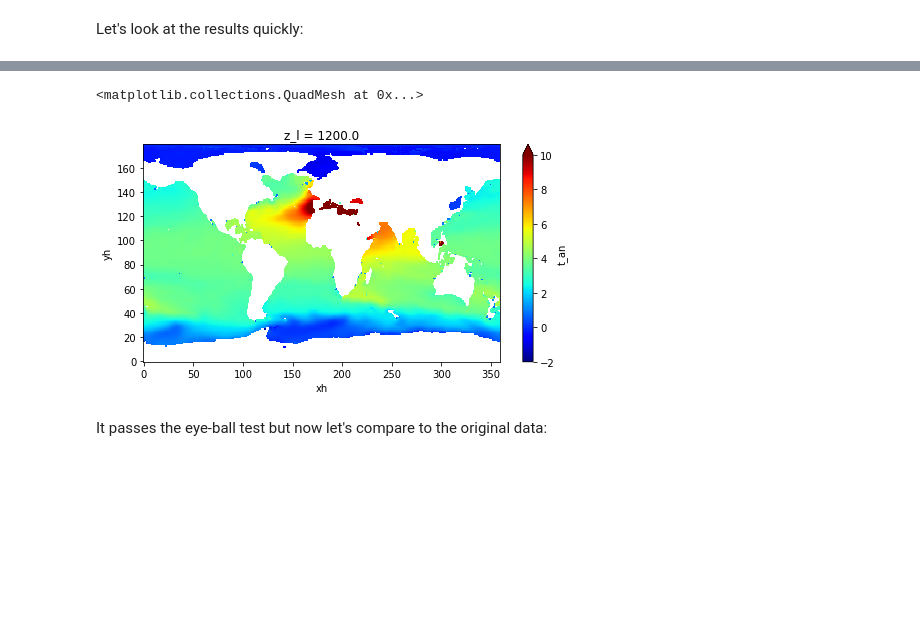
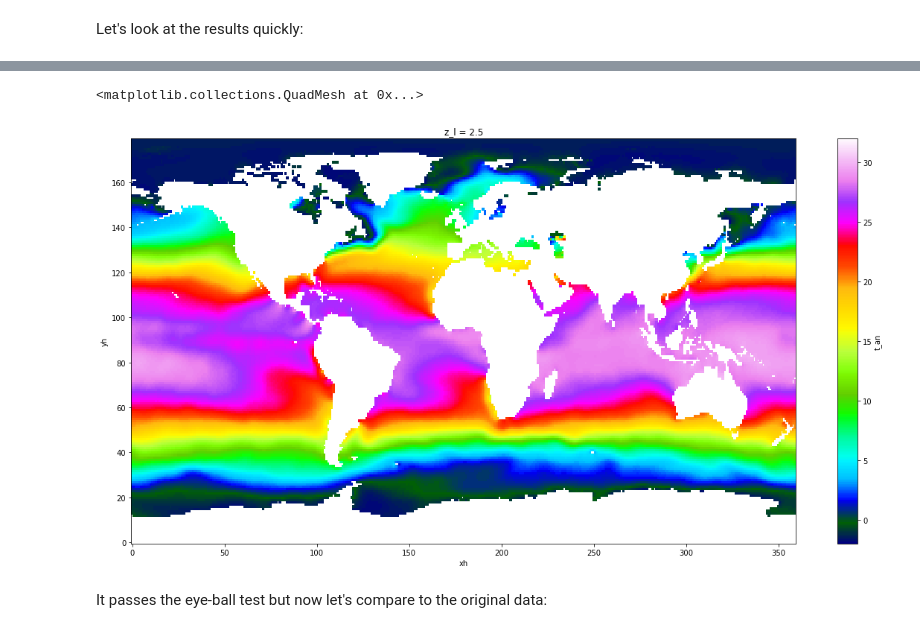
Before and after one commit to raphaeldussin/VCR, a Jupyter notebook: examples/Example_remapping_WOA2013.ipynb, the cells around one changed output, grey strips where cells are left out. Saved outputs shown, nothing was run; the diff lists cells and outputs as text; code cells hidden in the pictures; blank space fills up the shorter version.

```diff
--- a/examples/Example_remapping_WOA2013.ipynb
+++ b/examples/Example_remapping_WOA2013.ipynb
@@ -26,4 +26,4 @@ depth_bnds_src = utils.bounds_2d_to_1d(woa13['depth_bnds'])
 # %% [markdown]
 Create the remapping matrix:
 # %%
-remapping = conserve.create_remapping_matrix(depth_bnds_src, depth_bnds_tgt)
+remapping = conserve.create_remapping_matrix(depth_bnds_src, depth_bnds_tgt, strict=False)
@@ -51,7 +71,7 @@ woa13_remapped['t_an'].isel(z_l=0).plot(vmin=-2, vmax=30, cmap='jet', figsize=[8
 # %%
-woa13_remapped['t_an'].isel(z_l=20).plot(vmin=-2, vmax=10, cmap='jet', figsize=[8,4])
+woa13_remapped['t_an'].isel(z_l=0).plot(vmin=-2, vmax=32, cmap='gist_ncar', figsize=[20,10])
 # %% [output]
 <matplotlib.collections.QuadMesh at 0x...>
-[figure, old version]
+[figure, new version]
 # %% [markdown]
 It passes the eye-ball test but now let's compare to the original data:
```
Also changed, not shown: parts of 14 cells of this notebook.
